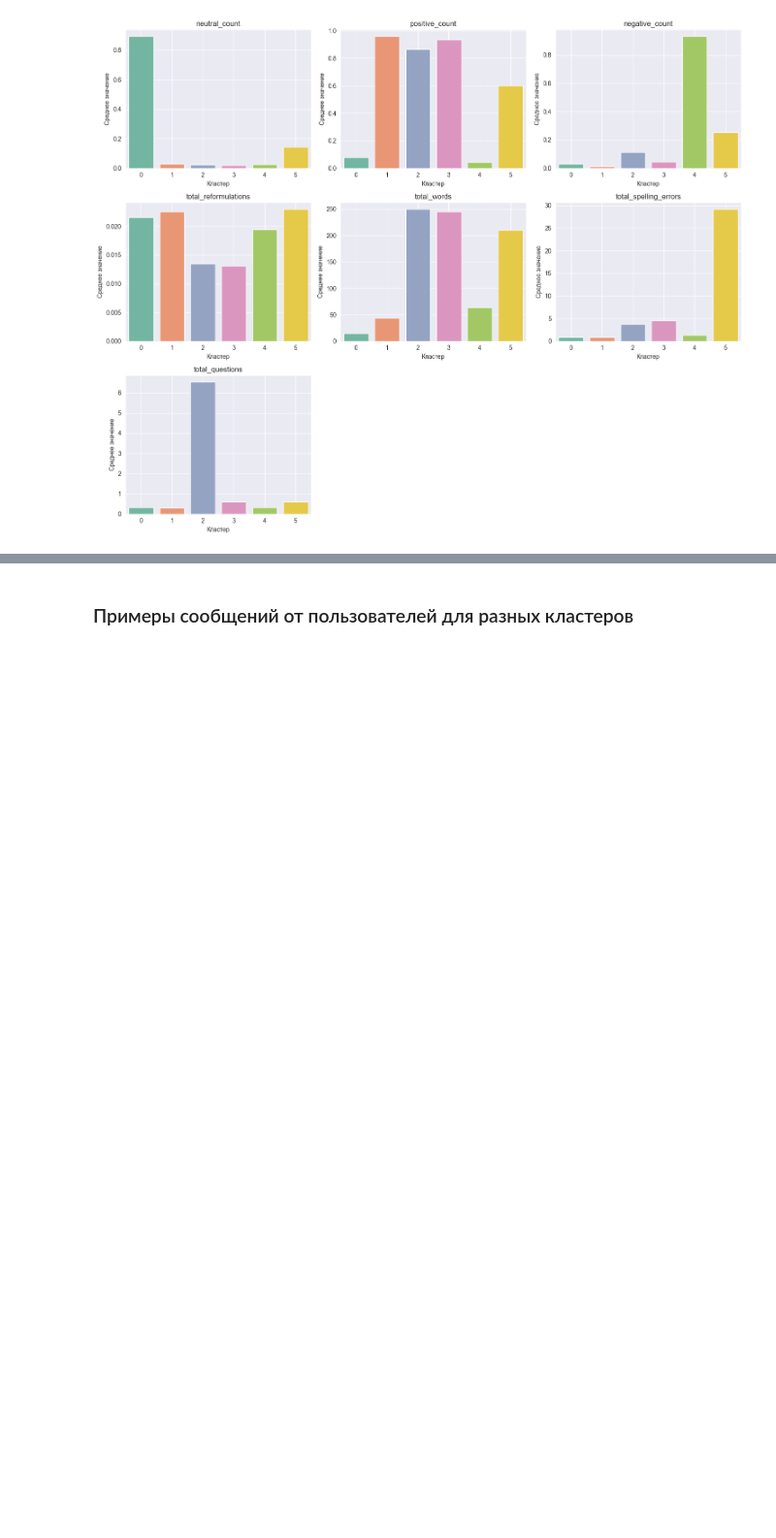
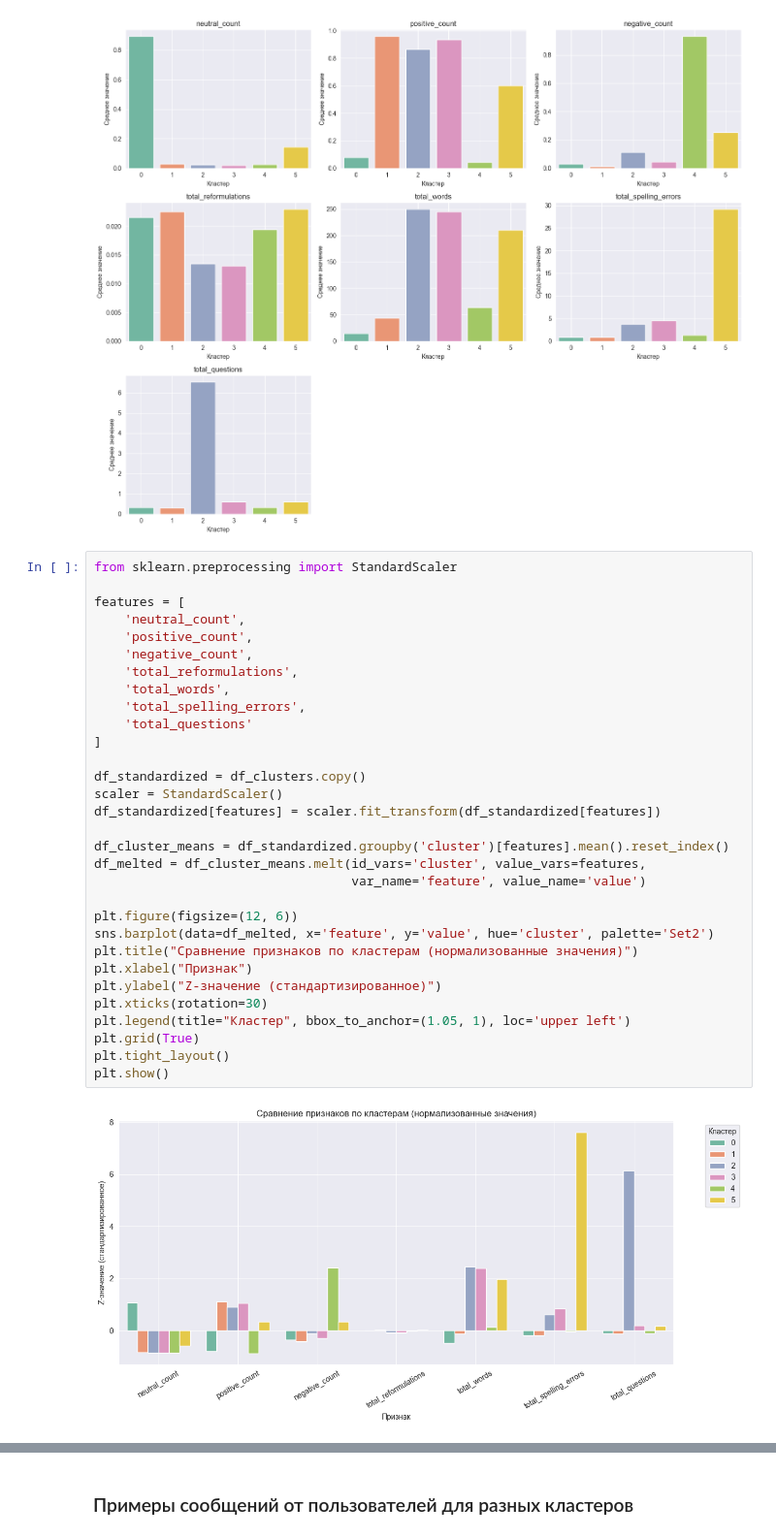
Before and after one commit to hqdem/user-pattern-analysis, a Jupyter notebook: src/clusterization/kmeans/kmeans_results_visualizing.ipynb, the cells around one changed output, grey strips where cells are left out. Shown at 97% size. Drawn from its saved outputs; the diff is of its cells as text; blank space fills up the shorter version.

```diff
--- a/src/clusterization/kmeans/kmeans_results_visualizing.ipynb
+++ b/src/clusterization/kmeans/kmeans_results_visualizing.ipynb
@@ -138,3 +138,36 @@ plt.tight_layout()
 plt.show()
 # %% [output]
 [figure]
+# %%
+from sklearn.preprocessing import StandardScaler
+
+features = [
+    'neutral_count',
+    'positive_count',
+    'negative_count',
+    'total_reformulations',
+    'total_words',
+    'total_spelling_errors',
+    'total_questions'
+]
+
+df_standardized = df_clusters.copy()
+scaler = StandardScaler()
+df_standardized[features] = scaler.fit_transform(df_standardized[features])
+
+df_cluster_means = df_standardized.groupby('cluster')[features].mean().reset_index()
+df_melted = df_cluster_means.melt(id_vars='cluster', value_vars=features,
+                                  var_name='feature', value_name='value')
+
+plt.figure(figsize=(12, 6))
+sns.barplot(data=df_melted, x='feature', y='value', hue='cluster', palette='Set2')
+plt.title("Сравнение признаков по кластерам (нормализованные значения)")
+plt.xlabel("Признак")
+plt.ylabel("Z-значение (стандартизированное)")
+plt.xticks(rotation=30)
+plt.legend(title="Кластер", bbox_to_anchor=(1.05, 1), loc='upper left')
+plt.grid(True)
+plt.tight_layout()
+plt.show()
+# %% [output]
+[figure, added]
```
Also changed, not shown: parts of 5 cells of this notebook, 9 other files.
